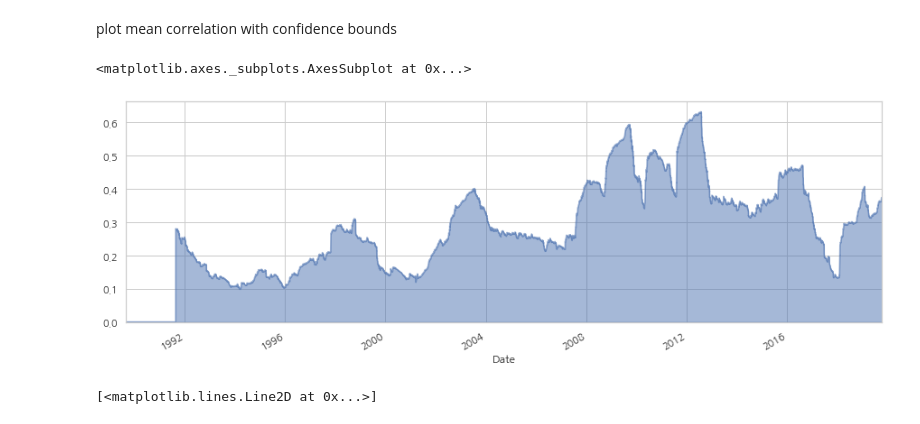
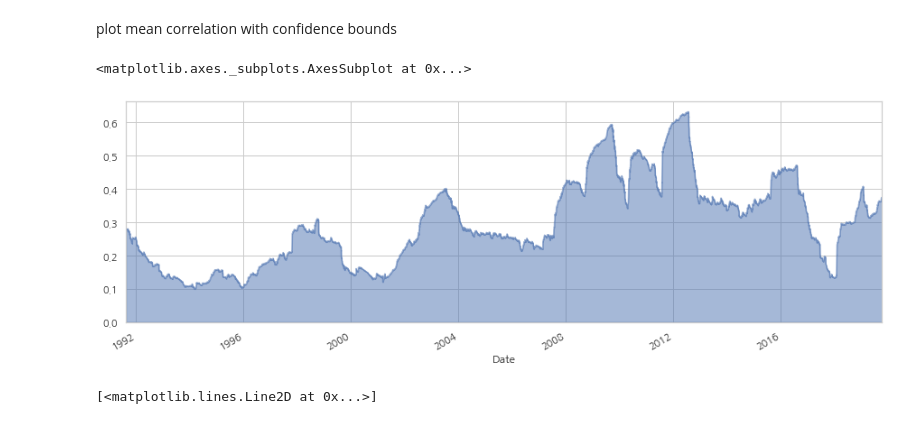
Before and after one commit to dnokes/DATA_698, a Jupyter notebook: notebooks/prototyping/DATA_698_Test_MSTs_Docker_Test.ipynb, the cells around one changed output. Drawn from its saved outputs; the diff is of its cells as text; code cells hidden in the pictures.

```diff
--- a/notebooks/prototyping/DATA_698_Test_MSTs_Docker_Test.ipynb
+++ b/notebooks/prototyping/DATA_698_Test_MSTs_Docker_Test.ipynb
@@ -564,10 +578,10 @@ plot mean correlation with confidence bounds
 # %%
 figureSize=(15,5)
 plt.figure(figsize=figureSize)
-meanCorrelationDf['observed'].plot(kind='area',alpha=0.5)
+meanCorrelationDf['observed'].dropna().plot(kind='area',alpha=0.5)
 # %% [output]
 <matplotlib.axes._subplots.AxesSubplot at 0x...>
-[figure, old version]
+[figure, new version]
 # %%
 figureSize=(15,5)
 plt.figure(figsize=figureSize)
```
Also changed, not shown: parts of 5 cells of this notebook.
